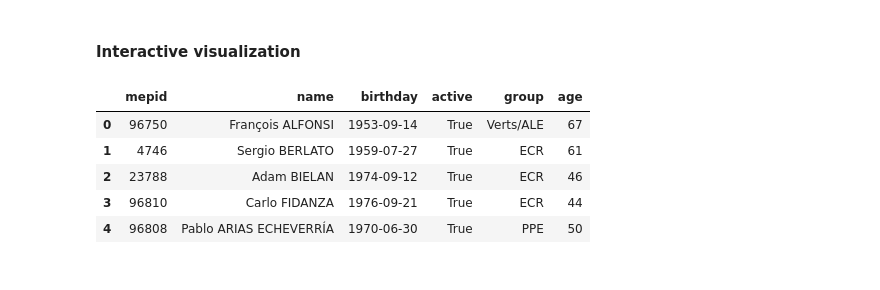
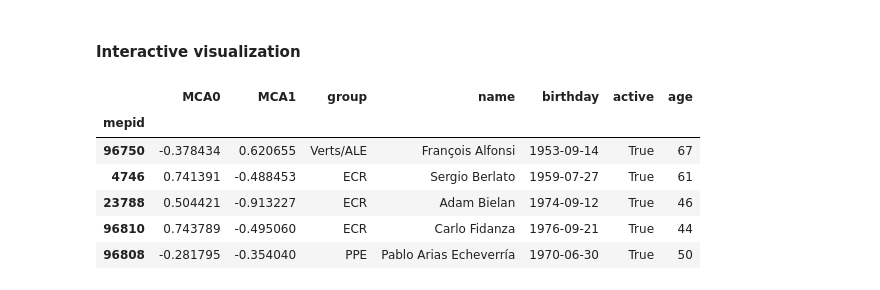
Before and after one commit to kpj/kpj.github.io, a Jupyter notebook: source/mining_visualization/MEP_Statistics.ipynb, the cells around one changed output. Drawn from its saved outputs; the diff is of its cells as text; code cells hidden in the pictures.

```diff
--- a/source/mining_visualization/MEP_Statistics.ipynb
+++ b/source/mining_visualization/MEP_Statistics.ipynb
@@ -298,0 +283,3 @@ matrix
+# %%
+df_subset = df_votematrix[df_meps[df_meps['active']].index].tail(1000)
+df_subset.head()
@@ -336,0 +308,10 @@ df_umap.head()
+# %%
+mca = prince.MCA(n_components=2)
+df_mca = mca.fit_transform(df_subset.T)
+
+df_mca.columns = ('MCA0', 'MCA1')
+df_mca.index.rename('mepid', inplace=True)
+df_mca['group'] = df_meps.loc[df_meps['active'], 'group']
+
+print(df_mca.shape)
+df_mca.head()
@@ -351,20 +339,26 @@ Text(0.5, 1.0, 'MEPs according to vote patterns')
 # %% [markdown]
 #### Interactive visualization
 # %%
-hover_data = df_meps.loc[df_umap.index].reset_index()
+# generate data for each tooltip
+hover_data = df_meps.loc[df_mca.index]
 
+hover_data['name'] = hover_data['name'].str.title()
 hover_data['birthday'] = hover_data['birthday'].apply(
     lambda x: x.strftime("%Y-%m-%d") if not pd.isnull(x) else 'undef'
 )
 hover_data['age'] = hover_data['age'].apply(
     lambda x: int(x) if not pd.isnull(x) else -1
-)  # hover_data['age'].round().astype(pd.Int64Dtype())
+)
 
-hover_data.head()
+df_data = df_mca.merge(
+    hover_data.drop('group', axis=1), left_index=True, right_index=True
+)
+df_data.head()
 # %% [output]
-|  | mepid | name | birthday | active | group | age |
-| 0 | 96750 | François ALFONSI | 1953-09-14 | True | Verts/ALE | 67 |
-| 1 | 4746 | Sergio BERLATO | 1959-07-27 | True | ECR | 61 |
-| 2 | 23788 | Adam BIELAN | 1974-09-12 | True | ECR | 46 |
-| 3 | 96810 | Carlo FIDANZA | 1976-09-21 | True | ECR | 44 |
-| 4 | 96808 | Pablo ARIAS ECHEVERRÍA | 1970-06-30 | True | PPE | 50 |
+|  | MCA0 | MCA1 | group | name | birthday | active | age |
+| mepid |  |  |  |  |  |  |  |
+| 96750 | -0.378434 | 0.620655 | Verts/ALE | François Alfonsi | 1953-09-14 | True | 67 |
+| 4746 | 0.741391 | -0.488453 | ECR | Sergio Berlato | 1959-07-27 | True | 61 |
+| 23788 | 0.504421 | -0.913227 | ECR | Adam Bielan | 1974-09-12 | True | 46 |
+| 96810 | 0.743789 | -0.495060 | ECR | Carlo Fidanza | 1976-09-21 | True | 44 |
+| 96808 | -0.281795 | -0.354040 | PPE | Pablo Arias Echeverría | 1970-06-30 | True | 50 |
```
Also changed, not shown: parts of 15 cells of this notebook.
